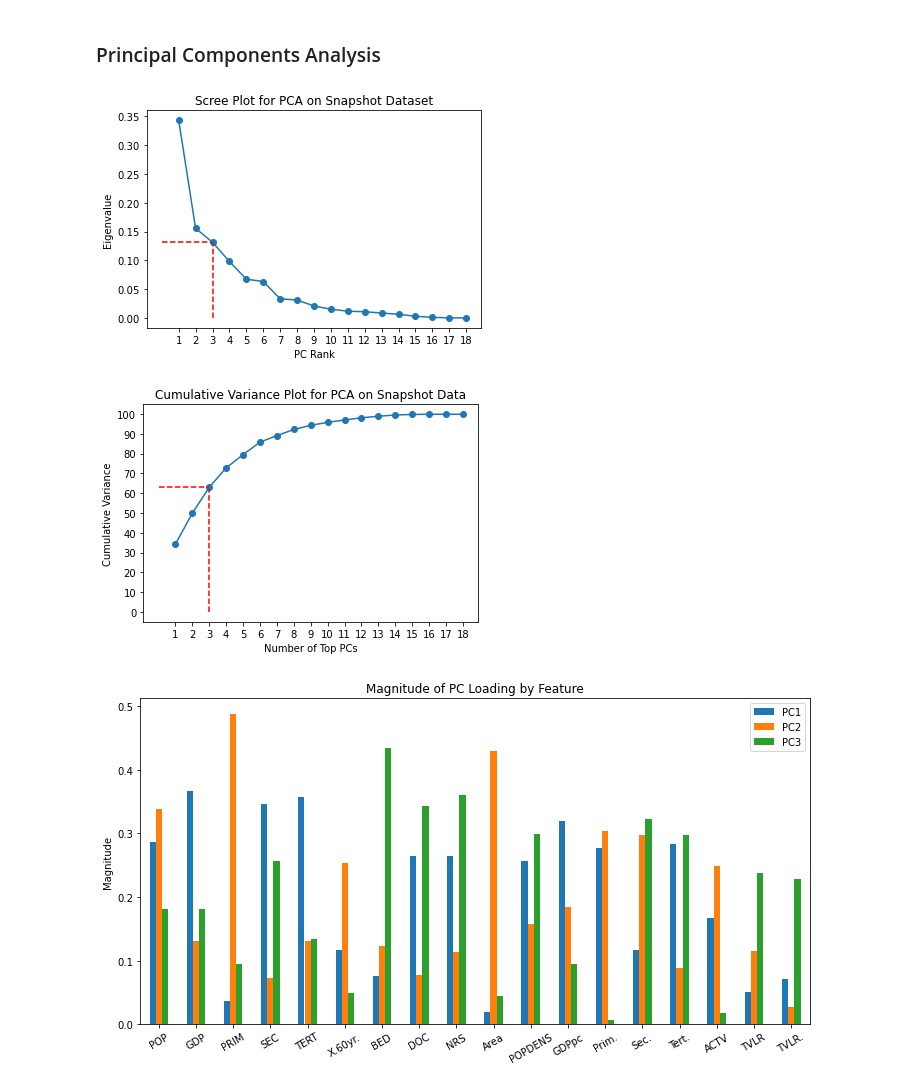
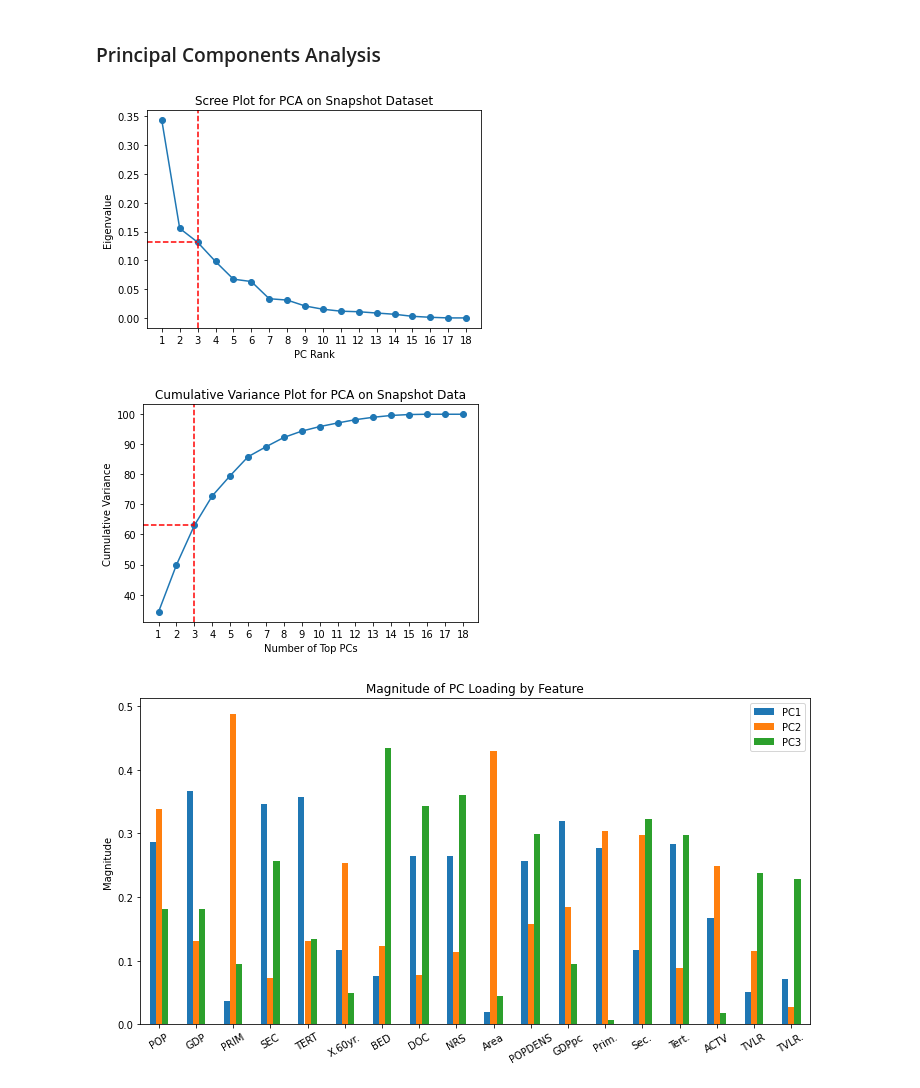
Before and after one commit to ritvik-iyer/EnvCausal-replication, a Jupyter notebook: scripts/city_clustering.ipynb, the cells around one changed output. Drawn from its saved outputs; the diff is of its cells as text; code cells hidden in the pictures.

```diff
--- a/scripts/city_clustering.ipynb
+++ b/scripts/city_clustering.ipynb
@@ -61,22 +61,22 @@ plt.xlabel('PC Rank')
 plt.ylabel('Eigenvalue')
 plt.xticks(np.arange(1, n_components+1))
 plt.plot(np.arange(1, n_components+1), explained_variances)
-plt.hlines(y=explained_variances[2], xmin=0, xmax=3, color='r', linestyle='dashed')
-plt.vlines(x=3, ymin=0, ymax=explained_variances[2], color='r', linestyle='dashed')
+plt.axvline(x=3, color='r', linestyle='dashed')
+plt.axhline(y=explained_variances[2], xmin=0, xmax=0.15, color='r', linestyle='dashed')
 plt.scatter(np.arange(1, n_components+1), explained_variances);
 # %% [output]
-[figure, old version]
+[figure, new version]
 # %%
 # Cumulative Variance by PCs
 plt.title('Cumulative Variance Plot for PCA on Snapshot Data')
 plt.xlabel('Number of Top PCs')
 plt.ylabel('Cumulative Variance')
 plt.yticks(np.arange(0, 101, 10))
 plt.xticks(np.arange(1, n_components+1))
 plt.plot(np.arange(1, n_components+1), var_by_pc_num)
-plt.hlines(y=var_by_pc_num[2], xmin=0, xmax=3, color='r', linestyle='dashed')
-plt.vlines(x=3, ymin=0, ymax=var_by_pc_num[2], color='r', linestyle='dashed')
+plt.axvline(x=3, color='r', linestyle='dashed')
+plt.axhline(y=var_by_pc_num[2], xmin=0, xmax=0.15, color='r', linestyle='dashed')
 plt.scatter(np.arange(1, n_components+1), var_by_pc_num);
 # %% [output]
-[figure, old version]
+[figure, new version]
 # %%
```
Also changed, not shown: parts of 5 cells of this notebook, 10 other files.
